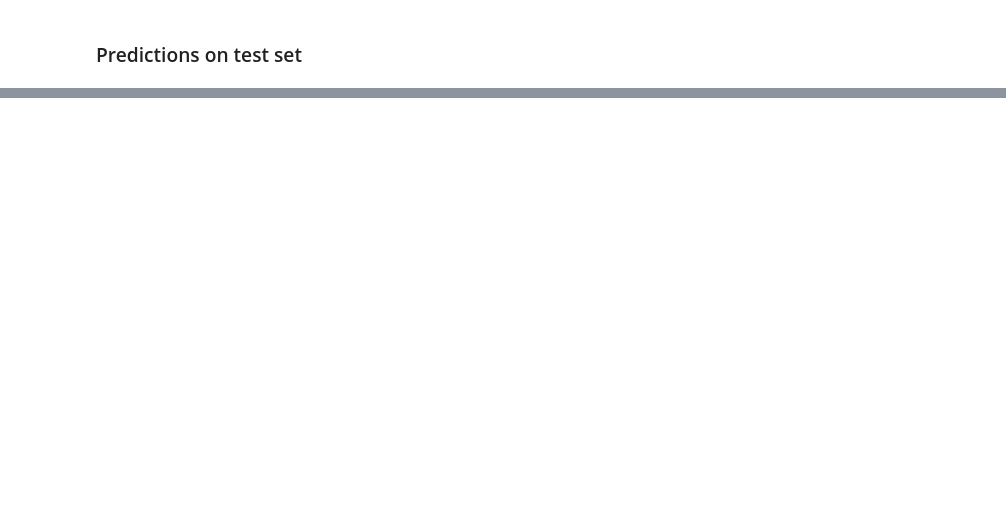
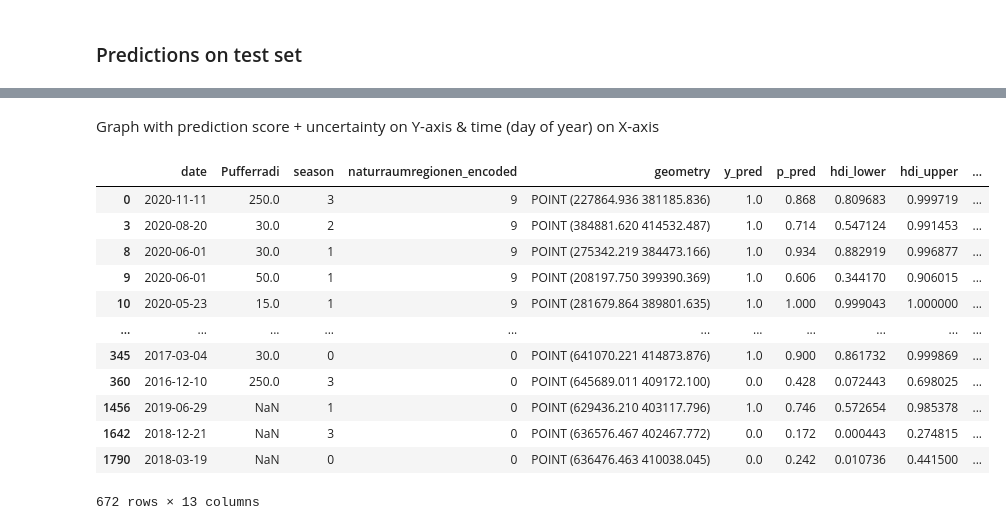
Before and after one commit to PLUS-ZGIS-GeoAI/ignite-bayesian-ml, a Jupyter notebook: notebooks/modeling_experiments/uncertainty_quantification_st_blr.ipynb, the cells around one changed output, grey strips where cells are left out. Drawn from its saved outputs; the diff is of its cells as text; code cells hidden in the pictures; blank space fills up the shorter version.

```diff
--- a/notebooks/modeling_experiments/uncertainty_quantification_st_blr.ipynb
+++ b/notebooks/modeling_experiments/uncertainty_quantification_st_blr.ipynb
@@ -201,6 +206,21 @@ X_new = {
     "population": X_test.population_density,
     "forest_type": X_test.forest_type,
     "ffmc": X_test.ffmc,
-    "spatial_groups_idx": X_test.nuts_id_encoded,
-    "temporal_groups_idx": X_test.season
+    "spatial_groups_idx": X_test.naturraumregionen_encoded,
+    "temporal_groups_idx": X_test.season,
+    "fire": y_dummy
     }
+
+
+seed = 0
+st_blr_prediction_obj = BinaryClassification(model_st_blr, st_blr_idata, X_new, seed, "y_pred", "p")
+st_blr_prediction_obj.extend_trace()
+st_blr_preds = st_blr_prediction_obj.predict()
+
+accuracy = accuracy_score(y_test, st_blr_preds.y_pred)
+precision = precision_score(y_test, st_blr_preds.y_pred)
+recall = recall_score(y_test, st_blr_preds.y_pred)
+
+print("Accuracy: ", accuracy)
+print("Precision: ", precision)
+print("Recall: ", recall)
@@ -222,0 +348,2 @@ blr_preds = blr_prediction_obj.predict()
+# %% [markdown]
+Graph with prediction score + uncertainty on Y-axis & time (day of year) on X-axis
@@ -222,0 +352,16 @@ blr_preds = blr_prediction_obj.predict()
+# %%
+result
+# %% [output]
+|  | date | Pufferradi | season | naturraumregionen_encoded | geometry | y_pred | p_pred | hdi_lower | hdi_upper | ... |
+| 0 | 2020-11-11 | 250.0 | 3 | 9 | POINT (227864.936 381185.836) | 1.0 | 0.868 | 0.809683 | 0.999719 | ... |
+| 3 | 2020-08-20 | 30.0 | 2 | 9 | POINT (384881.620 414532.487) | 1.0 | 0.714 | 0.547124 | 0.991453 | ... |
+| 8 | 2020-06-01 | 30.0 | 1 | 9 | POINT (275342.219 384473.166) | 1.0 | 0.934 | 0.882919 | 0.996877 | ... |
+| 9 | 2020-06-01 | 50.0 | 1 | 9 | POINT (208197.750 399390.369) | 1.0 | 0.606 | 0.344170 | 0.906015 | ... |
+| 10 | 2020-05-23 | 15.0 | 1 | 9 | POINT (281679.864 389801.635) | 1.0 | 1.000 | 0.999043 | 1.000000 | ... |
+| ... | ... | ... | ... | ... | ... | ... | ... | ... | ... | ... |
+| 345 | 2017-03-04 | 30.0 | 0 | 0 | POINT (641070.221 414873.876) | 1.0 | 0.900 | 0.861732 | 0.999869 | ... |
+| 360 | 2016-12-10 | 250.0 | 3 | 0 | POINT (645689.011 409172.100) | 0.0 | 0.428 | 0.072443 | 0.698025 | ... |
+| 1456 | 2019-06-29 | NaN | 1 | 0 | POINT (629436.210 403117.796) | 1.0 | 0.746 | 0.572654 | 0.985378 | ... |
+| 1642 | 2018-12-21 | NaN | 3 | 0 | POINT (636576.467 402467.772) | 0.0 | 0.172 | 0.000443 | 0.274815 | ... |
+| 1790 | 2018-03-19 | NaN | 0 | 0 | POINT (636476.463 410038.045) | 0.0 | 0.242 | 0.010736 | 0.441500 | ... |
+672 rows × 13 columns
```
Also changed, not shown: parts of 33 cells of this notebook, 4 other files.
